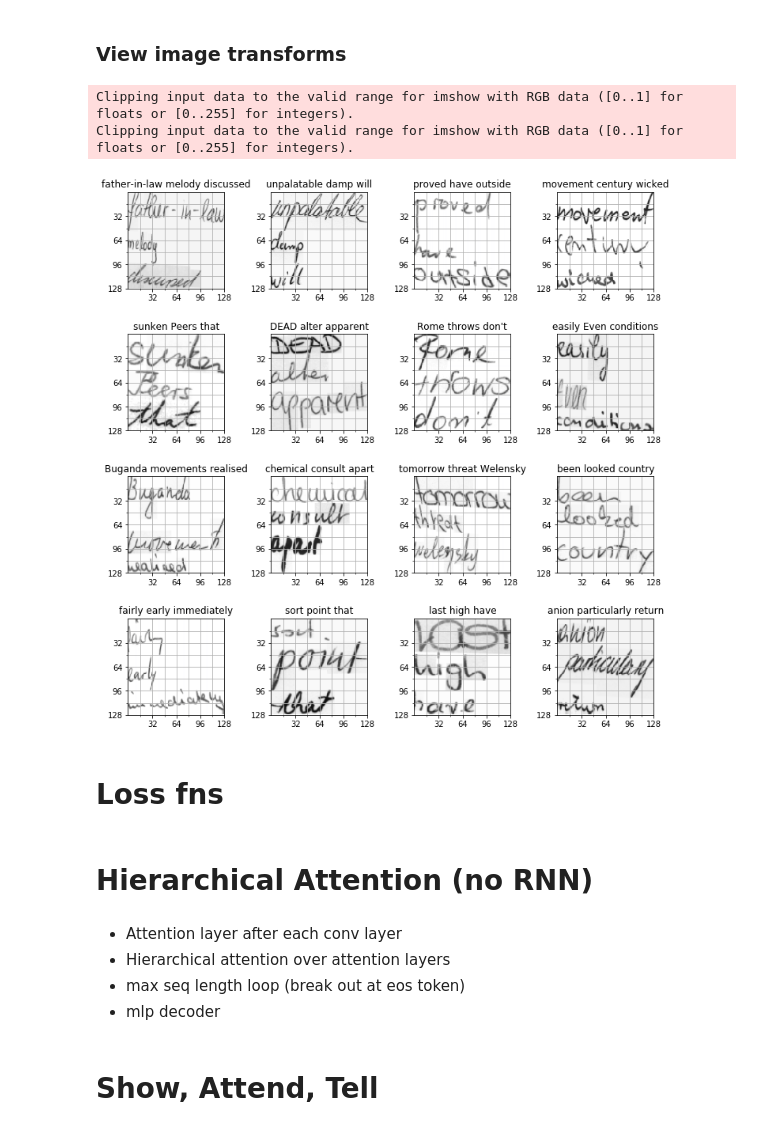
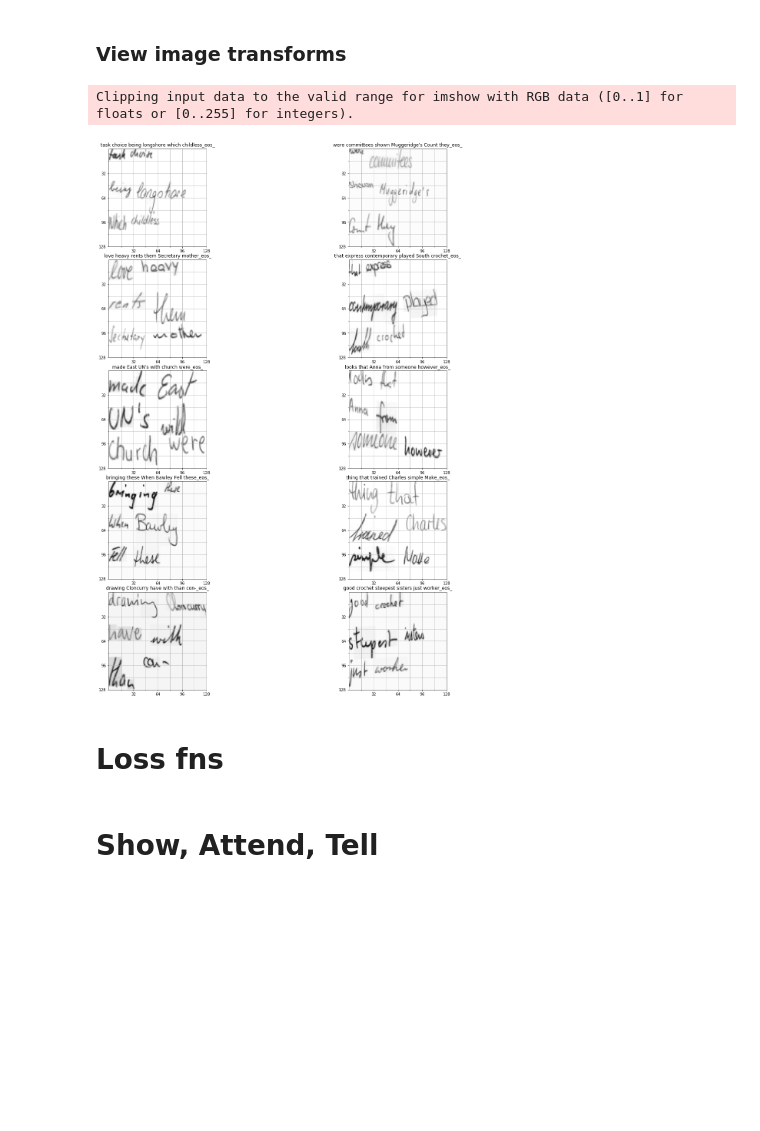
Before and after one commit to ahs8w/Handwriting, a Jupyter notebook: OCR-multi-word-synthetic.ipynb, the cells around one changed output. Saved outputs shown, nothing was run; the diff lists cells and outputs as text; code cells hidden in the pictures; blank space fills up the shorter version.

```diff
--- a/OCR-multi-word-synthetic.ipynb
+++ b/OCR-multi-word-synthetic.ipynb
@@ -34,21 +35,21 @@ device(type='cpu')
 synth_path = PATH/'multi_synth_words'
 os.makedirs(synth_path, exist_ok=True)
 # %%
-def create_img(files, fname):
-    imgs    = [ PIL.Image.open(PATH/'words'/f) for f in files ]
-    widths, heights = zip(*(i.size for i in imgs))
+# def create_img(files, fname):
+#     imgs    = [ PIL.Image.open(PATH/'words'/f) for f in files ]
+#     widths, heights = zip(*(i.size for i in imgs))
 
-    total_height = sum(heights)
-    max_width = max(widths)
+#     total_height = sum(heights)
+#     max_width = max(widths)
 
-    new_im = Image.new('RGB', (max_width, total_height), color=(255,255,255))
+#     new_im = Image.new('RGB', (max_width, total_height), color=(255,255,255))
 
-    y_offset = 0
-    for im in imgs:
-      new_im.paste(im, (0,y_offset))
-      y_offset += im.size[1]
+#     y_offset = 0
+#     for im in imgs:
+#       new_im.paste(im, (0,y_offset))
+#       y_offset += im.size[1]
 
-    new_im.save(synth_path/fname)
+#     new_im.save(synth_path/fname)
 # %%
 def create_img(files, fname, sz=None):
     if sz==None: sz=(1, len(files))  #(w,h)
@@ -168,7 +169,7 @@ def create_synth_data(num):
         d[fname] = label
     return d
 
-d = create_synth_data(10000)
+d = create_synth_data(1000)
 len(d)
 # %% [output]
 10000
@@ -296,7 +297,7 @@ new.to_csv(CSV, columns=['filename', 'char_ids'], index=False)
 # %% [markdown]
 #### sample (1000)
 # %%
-CSV = PATH/'synth_words_1000.csv'
+CSV = PATH/'multi_synth_words_1000.csv'
 
 # csv = csv.sample(1000)
 # csv.reset_index(drop=True, inplace=True)
@@ -323,7 +324,8 @@ bs = 30
 aug_tfms = [RandomRotate(3, mode=1), RandomLighting(0.05, 0.05)]
 
 tfms = tfms_from_model(f, sz, crop_type=CropType.NO, aug_tfms=aug_tfms)
-data = ImageClassifierData.from_csv(PATH, 'synth_words', CSV, bs=bs, val_idxs=val_idxs, tfms=tfms, continuous=True)
+data = ImageClassifierData.from_csv(PATH, 'multi_synth_words', CSV, bs=bs, val_idxs=val_idxs,
+                                    tfms=tfms, continuous=True)
 # %%
 # pad ends of lines with pad token for language model
 data.aug_dl.pre_pad=False
@@ -356,17 +358,16 @@ def show_img(im, figsize=None, ax=None, alpha=None, title=None):
     if title: ax.set_title(title)
     return ax
 # %%
-fig, axes = plt.subplots(4,4, figsize=(10, 10))
+fig, axes = plt.subplots(5,2, figsize=(20, 20))
 for i,ax in enumerate(axes.flat):
     t = label_text(y[i])
 #     t = data.classes[y[i]]
     ax=show_img(x[i], ax=ax, title=t)
 
 plt.tight_layout(pad=0.1)
 # %% [output]
 Clipping input data to the valid range for imshow with RGB data ([0..1] for floats or [0..255] for integers).
-Clipping input data to the valid range for imshow with RGB data ([0..1] for floats or [0..255] for integers).
-[figure, old version]
+[figure, new version]
 # %% [markdown]
 # Loss fns
 # %%
@@ -385,10 +387,3 @@ def seq2seq_loss(input, target):
 
     # combination of LogSoftmax and NLLLoss
     return F.cross_entropy(pred, targ.long(), reduction='sum')/bs
-# %% [markdown]
-# Hierarchical Attention (no RNN)
-# %% [markdown]
-- Attention layer after each conv layer
-- Hierarchical attention over attention layers
-- max seq length loop (break out at eos token)
-- mlp decoder
```
Also changed, not shown: parts of 21 cells of this notebook.
